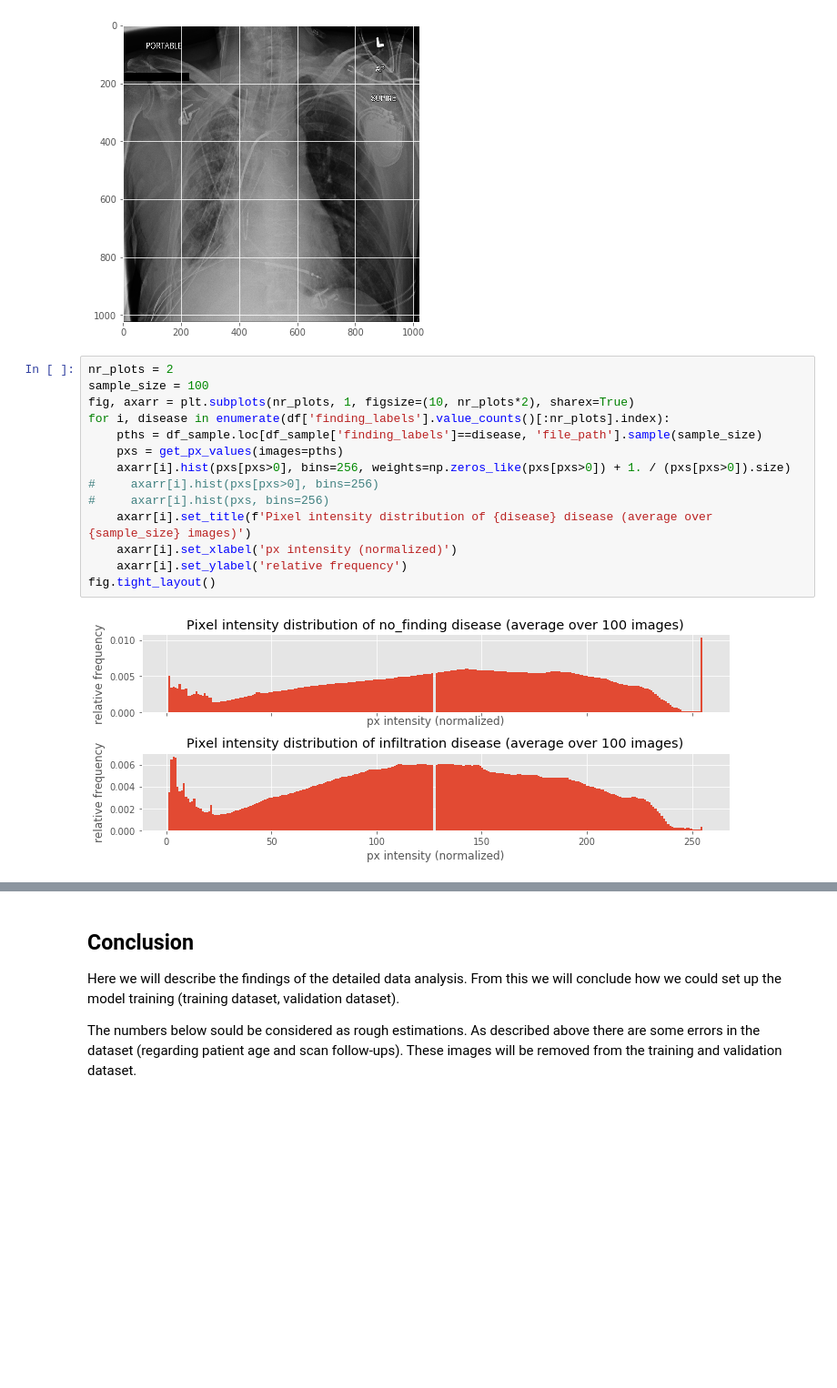
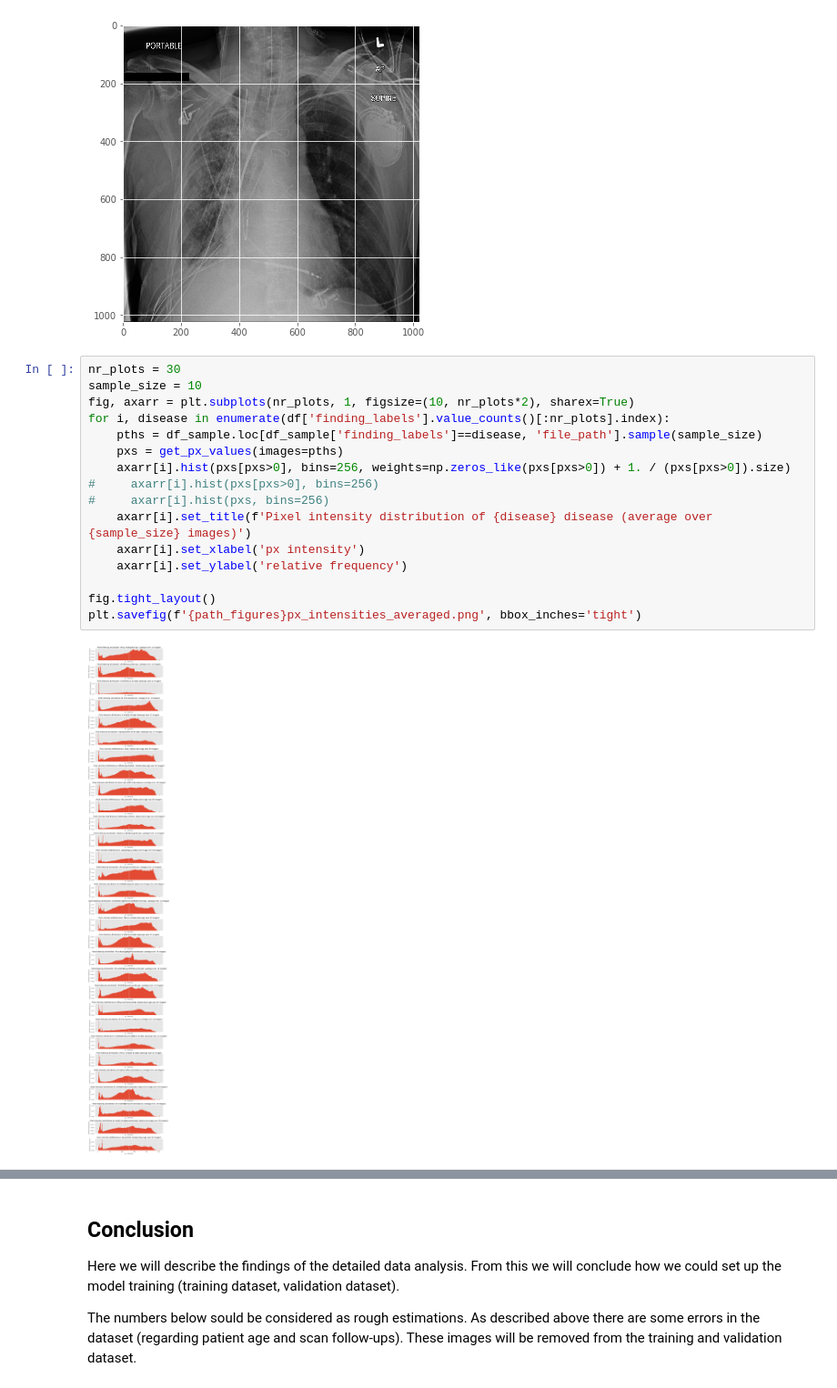
Before and after one commit to phthaloc/AIHCND_C2_Starter, a Jupyter notebook: EDA.ipynb, the cells around one changed output, grey strips where cells are left out. Shown at 91% size. Cells and saved outputs as stored; diff of their text form; blank space fills up the shorter version.

```diff
--- a/EDA.ipynb
+++ b/EDA.ipynb
@@ -603,18 +613,20 @@ plt.imshow(img, cmap='gray')
 <matplotlib.image.AxesImage at 0x...>
 [figure]
 # %%
-nr_plots = 2
-sample_size = 100
+nr_plots = 30
+sample_size = 10
 fig, axarr = plt.subplots(nr_plots, 1, figsize=(10, nr_plots*2), sharex=True)
 for i, disease in enumerate(df['finding_labels'].value_counts()[:nr_plots].index):
     pths = df_sample.loc[df_sample['finding_labels']==disease, 'file_path'].sample(sample_size)
     pxs = get_px_values(images=pths)
     axarr[i].hist(pxs[pxs>0], bins=256, weights=np.zeros_like(pxs[pxs>0]) + 1. / (pxs[pxs>0]).size)
 #     axarr[i].hist(pxs[pxs>0], bins=256)
 #     axarr[i].hist(pxs, bins=256)
     axarr[i].set_title(f'Pixel intensity distribution of {disease} disease (average over {sample_size} images)')
-    axarr[i].set_xlabel('px intensity (normalized)')
+    axarr[i].set_xlabel('px intensity')
     axarr[i].set_ylabel('relative frequency')
+
 fig.tight_layout()
+plt.savefig(f'{path_figures}px_intensities_averaged.png', bbox_inches='tight')
 # %% [output]
-[figure, old version]
+[figure, new version]
```
Also changed, not shown: parts of 11 cells of this notebook.
